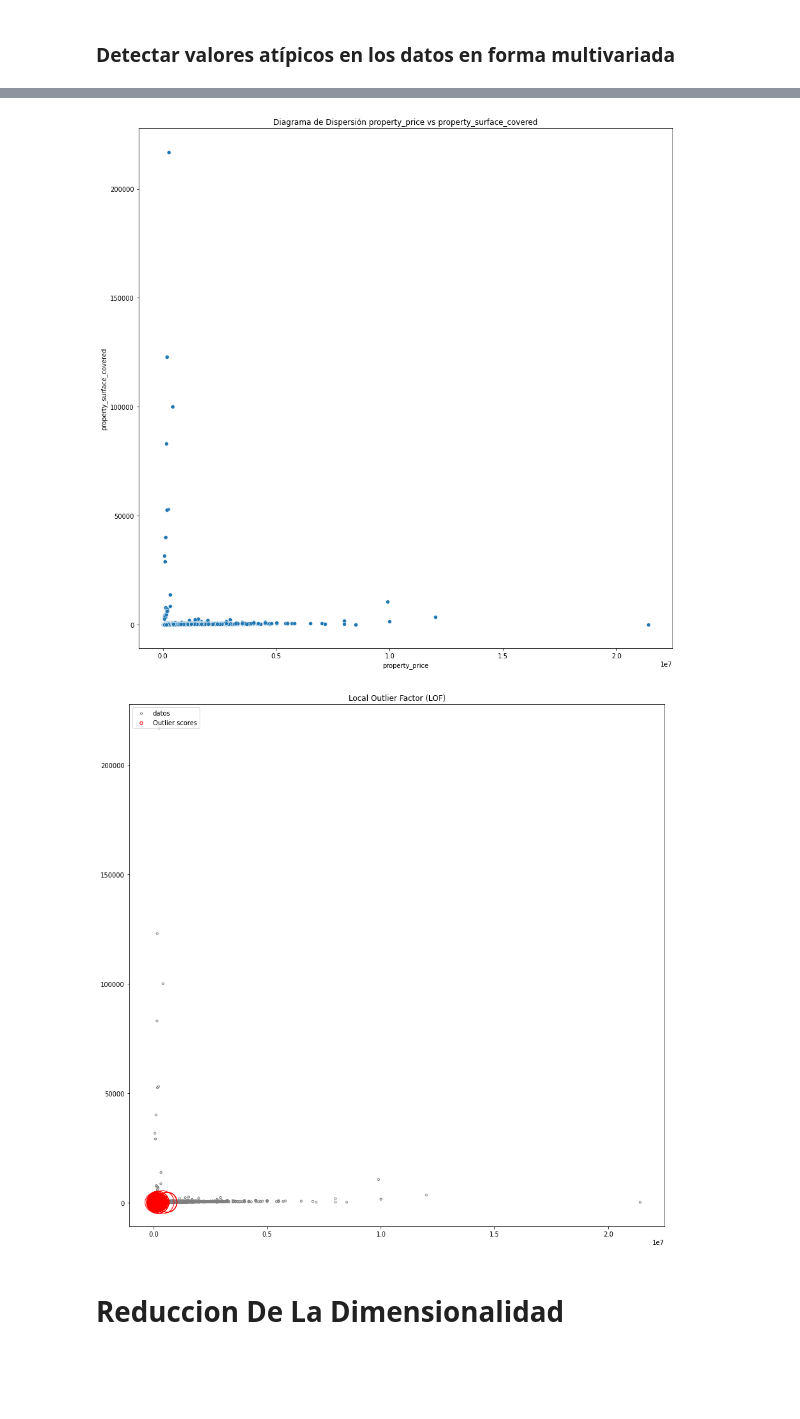
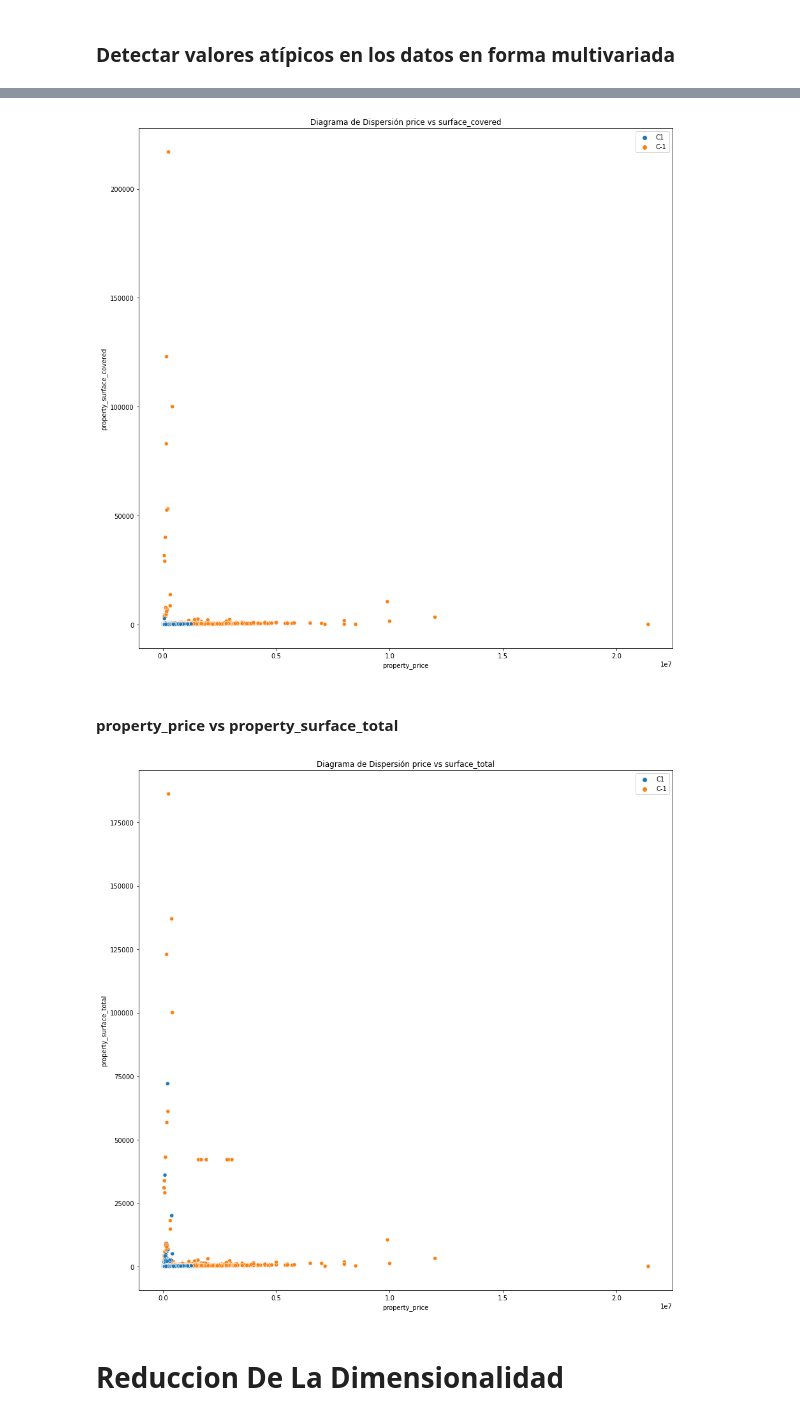
Before and after one commit to Fanusaez/7506R-2C2022-GRUPO13, a Jupyter notebook: 7506R_TP1_GRUPO13_ENTREGA.ipynb, the cells around one changed output, grey strips where cells are left out. Cells and saved outputs as stored; diff of their text form; code cells hidden in the pictures; blank space fills up the shorter version.

```diff
--- a/7506R_TP1_GRUPO13_ENTREGA.ipynb
+++ b/7506R_TP1_GRUPO13_ENTREGA.ipynb
@@ -709,7 +706,10 @@ legend.legendHandles[1]._sizes = [20]
 # %%
+#Grafico dispersograma
+color=[f"C{n}" for n in (ds_forest['outlier_label'].values)]
+
 plt.figure(figsize=(15,15))
-sns.scatterplot(ds_atipicos['property_price'],ds_atipicos['property_surface_covered'])
-plt.title('Diagrama de Dispersión property_price vs property_surface_covered')
+sns.scatterplot(ds_forest['property_price'],ds_forest['property_surface_covered'],hue=color)
+plt.title('Diagrama de Dispersión price vs surface_covered')
 plt.show()
 # %% [output]
-[figure, old version]
+[figure, new version]
@@ -727,16 +716,15 @@ ds_atipicos['scores_price_surface_covered']=clf.negative_outlier_factor_
-# %%
-#Calculo radio para plotear score
-radius = (ds_atipicos.scores_price_surface_covered.max() - ds_atipicos.scores_price_surface_covered) / (ds_atipicos.scores_price_surface_covered.max() - ds_atipicos.scores_price_surface_covered.min())
-#Grafico LOF
-plt.figure(figsize=(15,15))
-plt.title("Local Outlier Factor (LOF)")
-plt.scatter(ds_atipicos.property_price.values,ds_atipicos.property_surface_covered.values, edgecolor='grey', s=10, label='datos',facecolors='none')
-plt.scatter(ds_atipicos.property_price.values,ds_atipicos.property_surface_covered.values, s=1300 * radius, edgecolors='red',facecolors='none', label='Outlier scores')
-legend = plt.legend(loc='upper left')
-legend.legendHandles[0]._sizes = [10]
-legend.legendHandles[1]._sizes = [20]
-# %% [output]
-[figure, removed]
+# %% [markdown]
+#### property_price vs property_surface_total
+# %%
+#Grafico dispersograma
+color=[f"C{n}" for n in (ds_forest['outlier_label'].values)]
+
+plt.figure(figsize=(15,15))
+sns.scatterplot(ds_forest['property_price'],ds_forest['property_surface_total'],hue=color)
+plt.title('Diagrama de Dispersión price vs surface_total')
+plt.show()
+# %% [output]
+[figure, added]
 # %% [markdown]
 # Reduccion De La Dimensionalidad
 # %%
```
Also changed, not shown: parts of 19 cells of this notebook.
